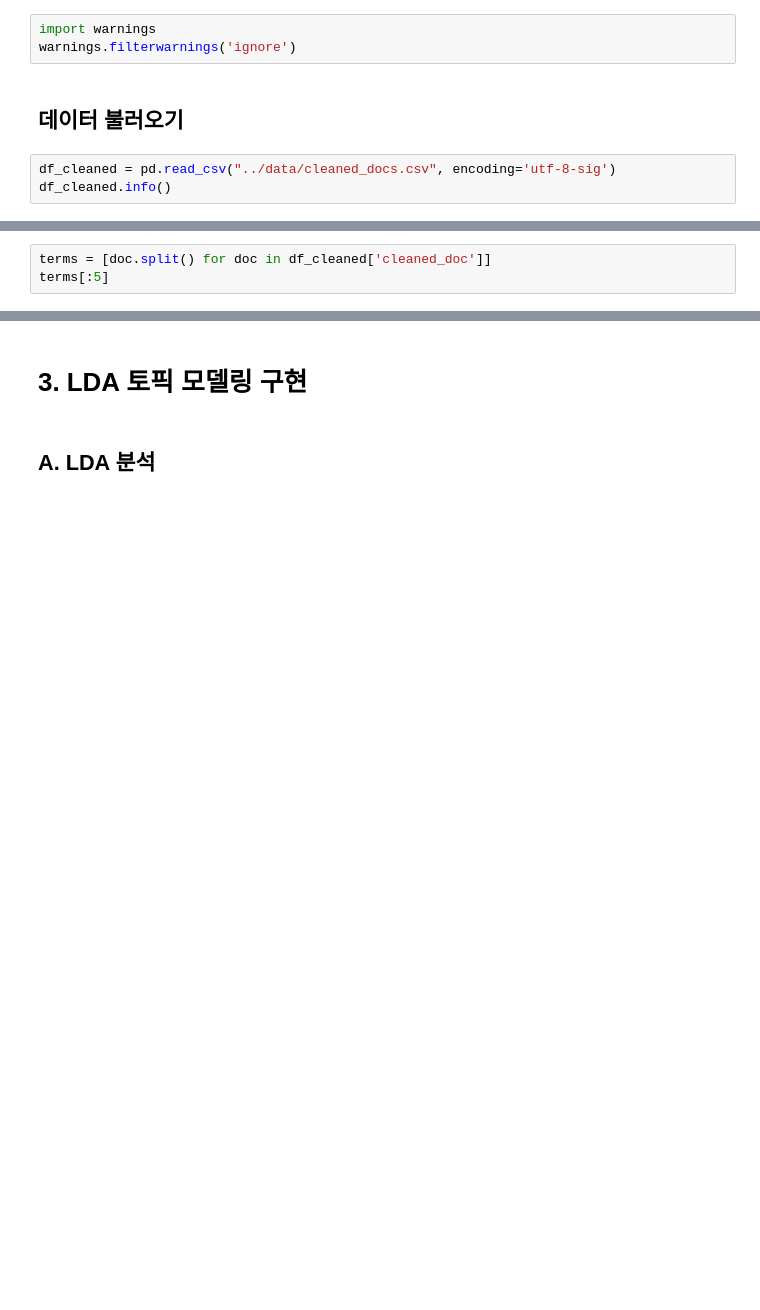
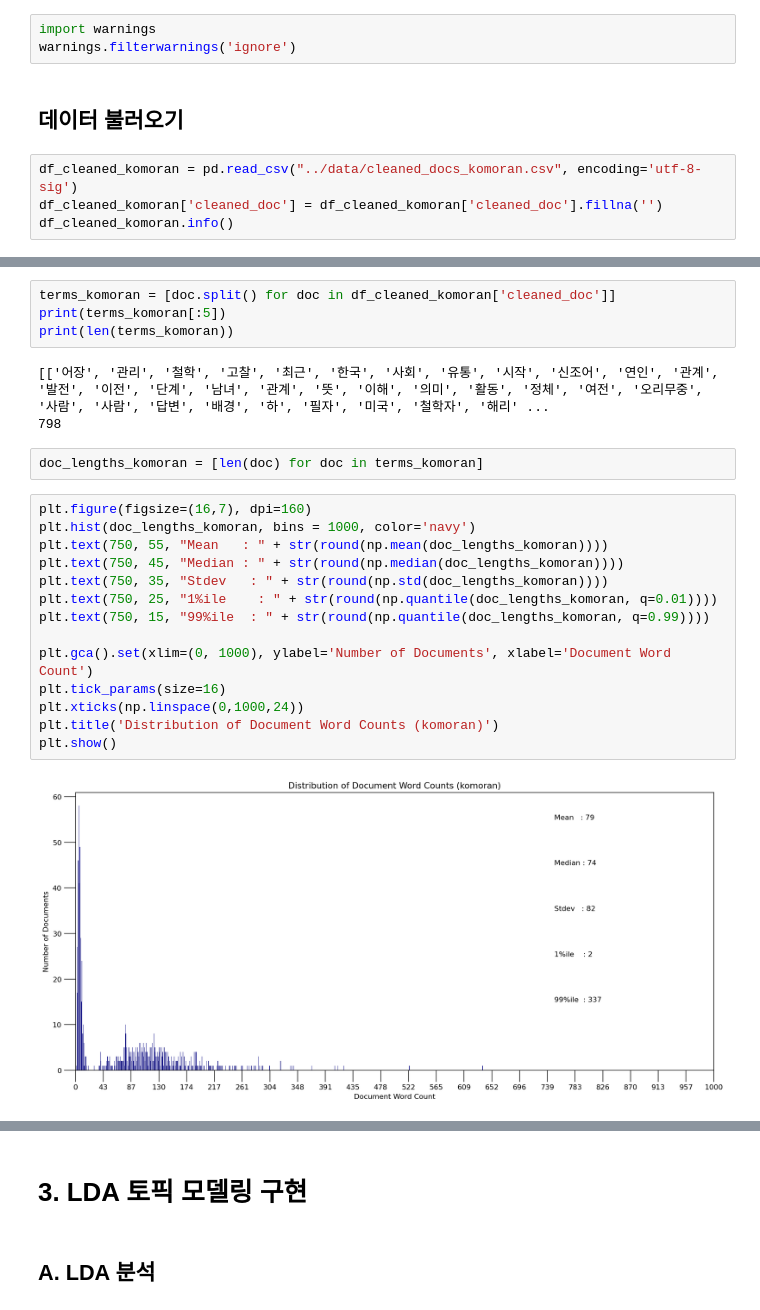
Before and after one commit to viola2002/2025_DeepLearning_for_text_data, a Jupyter notebook: personal_project/code/lda_topic_modeling.ipynb, the cells around one changed output, grey strips where cells are left out. Drawn from its saved outputs; the diff is of its cells as text; blank space fills up the shorter version.

```diff
--- a/personal_project/code/lda_topic_modeling.ipynb
+++ b/personal_project/code/lda_topic_modeling.ipynb
@@ -30,5 +33,6 @@ warnings.filterwarnings('ignore')
 # %% [markdown]
 ## 데이터 불러오기
 # %%
-df_cleaned = pd.read_csv("../data/cleaned_docs.csv", encoding='utf-8-sig')
-df_cleaned.info()
+df_cleaned_komoran = pd.read_csv("../data/cleaned_docs_komoran.csv", encoding='utf-8-sig')
+df_cleaned_komoran['cleaned_doc'] = df_cleaned_komoran['cleaned_doc'].fillna('')
+df_cleaned_komoran.info()
@@ -35,3 +60,25 @@ df_cleaned.info()
 # %%
-terms = [doc.split() for doc in df_cleaned['cleaned_doc']]
-terms[:5]
+terms_komoran = [doc.split() for doc in df_cleaned_komoran['cleaned_doc']]
+print(terms_komoran[:5])
+print(len(terms_komoran))
+# %% [output]
+[['어장', '관리', '철학', '고찰', '최근', '한국', '사회', '유통', '시작', '신조어', '연인', '관계', '발전', '이전', '단계', '남녀', '관계', '뜻', '이해', '의미', '활동', '정체', '여전', '오리무중', '사람', '사람', '답변', '배경', '하', '필자', '미국', '철학자', '해리' ...
+798
+# %%
+doc_lengths_komoran = [len(doc) for doc in terms_komoran]
+# %%
+plt.figure(figsize=(16,7), dpi=160)
+plt.hist(doc_lengths_komoran, bins = 1000, color='navy')
+plt.text(750, 55, "Mean   : " + str(round(np.mean(doc_lengths_komoran))))
+plt.text(750, 45, "Median : " + str(round(np.median(doc_lengths_komoran))))
+plt.text(750, 35, "Stdev   : " + str(round(np.std(doc_lengths_komoran))))
+plt.text(750, 25, "1%ile    : " + str(round(np.quantile(doc_lengths_komoran, q=0.01))))
+plt.text(750, 15, "99%ile  : " + str(round(np.quantile(doc_lengths_komoran, q=0.99))))
+
+plt.gca().set(xlim=(0, 1000), ylabel='Number of Documents', xlabel='Document Word Count')
+plt.tick_params(size=16)
+plt.xticks(np.linspace(0,1000,24))
+plt.title('Distribution of Document Word Counts (komoran)')
+plt.show()
+# %% [output]
+[figure, added]
```
Also changed, not shown: parts of 81 cells of this notebook, 1 other file.
